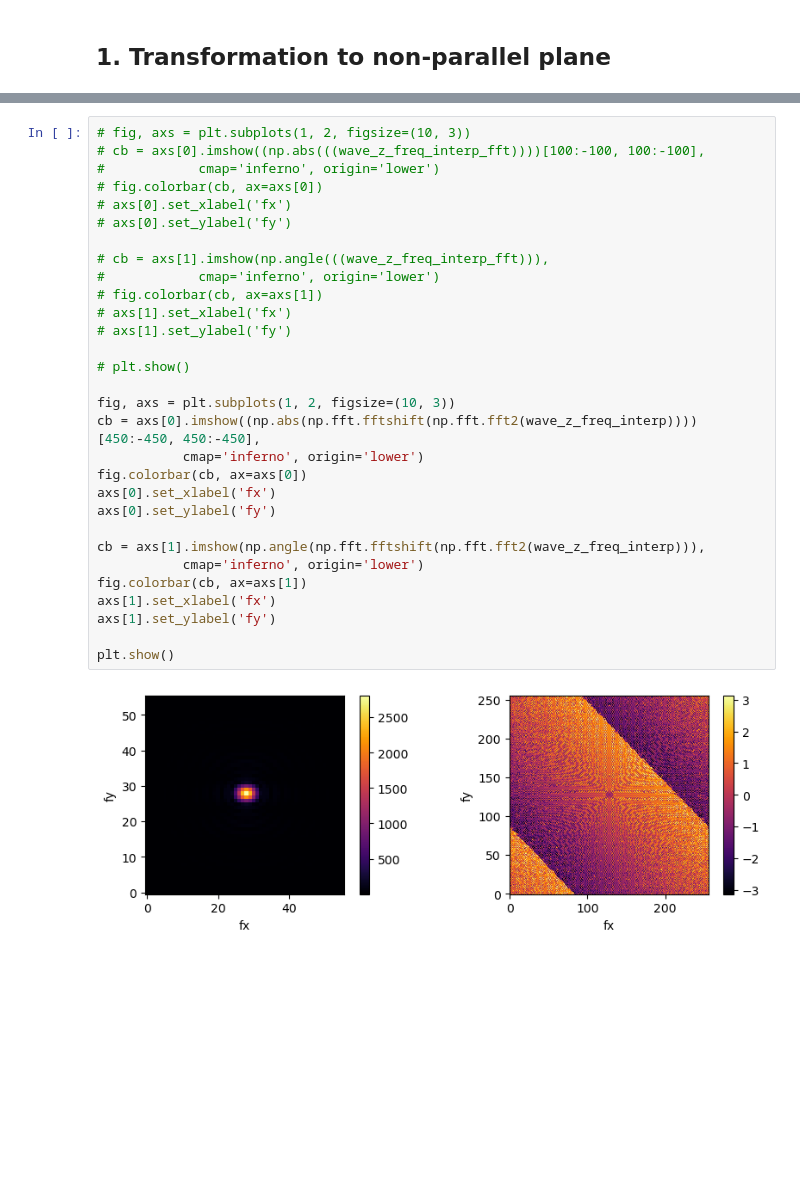
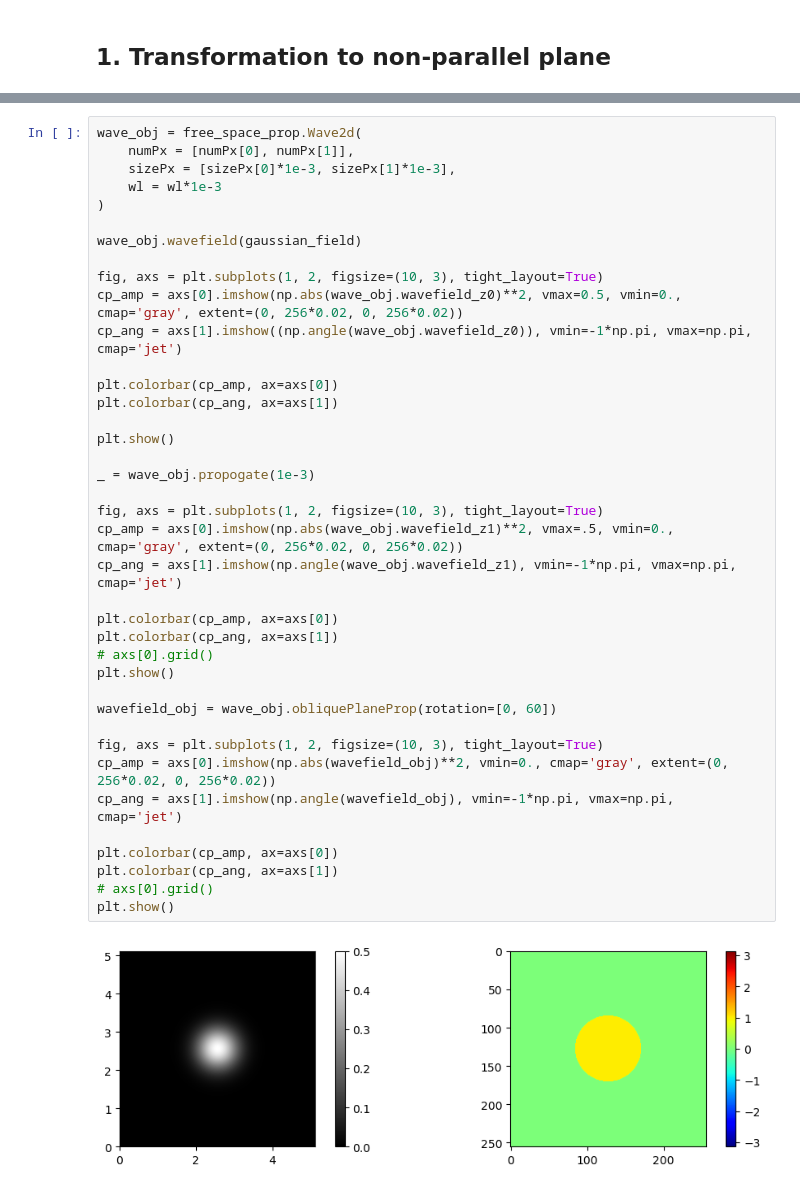
Before and after one commit to Muhammad-Kazim/wave_prop_package, a Jupyter notebook: examples/v2_propagation_angled_plane.ipynb, the cells around one changed output, grey strips where cells are left out. Cells and saved outputs as stored; diff of their text form; blank space fills up the shorter version.

Commit message:
working rotation in examples

```diff
--- a/examples/v2_propagation_angled_plane.ipynb
+++ b/examples/v2_propagation_angled_plane.ipynb
@@ -437,32 +199,41 @@ plt.show()
-# %%
-# fig, axs = plt.subplots(1, 2, figsize=(10, 3))
-# cb = axs[0].imshow((np.abs(((wave_z_freq_interp_fft))))[100:-100, 100:-100],
-#            cmap='inferno', origin='lower')
-# fig.colorbar(cb, ax=axs[0])
-# axs[0].set_xlabel('fx')
-# axs[0].set_ylabel('fy')
-
-# cb = axs[1].imshow(np.angle(((wave_z_freq_interp_fft))),
-#            cmap='inferno', origin='lower')
-# fig.colorbar(cb, ax=axs[1])
-# axs[1].set_xlabel('fx')
-# axs[1].set_ylabel('fy')
-
-# plt.show()
-
-fig, axs = plt.subplots(1, 2, figsize=(10, 3))
-cb = axs[0].imshow((np.abs(np.fft.fftshift(np.fft.fft2(wave_z_freq_interp))))[450:-450, 450:-450],
-           cmap='inferno', origin='lower')
-fig.colorbar(cb, ax=axs[0])
-axs[0].set_xlabel('fx')
-axs[0].set_ylabel('fy')
-
-cb = axs[1].imshow(np.angle(np.fft.fftshift(np.fft.fft2(wave_z_freq_interp))),
-           cmap='inferno', origin='lower')
-fig.colorbar(cb, ax=axs[1])
-axs[1].set_xlabel('fx')
-axs[1].set_ylabel('fy')
-
-plt.show()
-# %% [output]
-[figure, removed]
+# %%
+wave_obj = free_space_prop.Wave2d(
+    numPx = [numPx[0], numPx[1]],
+    sizePx = [sizePx[0]*1e-3, sizePx[1]*1e-3],
+    wl = wl*1e-3
+)
+
+wave_obj.wavefield(gaussian_field)
+
+fig, axs = plt.subplots(1, 2, figsize=(10, 3), tight_layout=True)
+cp_amp = axs[0].imshow(np.abs(wave_obj.wavefield_z0)**2, vmax=0.5, vmin=0., cmap='gray', extent=(0, 256*0.02, 0, 256*0.02))
+cp_ang = axs[1].imshow((np.angle(wave_obj.wavefield_z0)), vmin=-1*np.pi, vmax=np.pi, cmap='jet')
+
+plt.colorbar(cp_amp, ax=axs[0])
+plt.colorbar(cp_ang, ax=axs[1])
+
+plt.show()
+
+_ = wave_obj.propogate(1e-3)
+
+fig, axs = plt.subplots(1, 2, figsize=(10, 3), tight_layout=True)
+cp_amp = axs[0].imshow(np.abs(wave_obj.wavefield_z1)**2, vmax=.5, vmin=0., cmap='gray', extent=(0, 256*0.02, 0, 256*0.02))
+cp_ang = axs[1].imshow(np.angle(wave_obj.wavefield_z1), vmin=-1*np.pi, vmax=np.pi, cmap='jet')
+
+plt.colorbar(cp_amp, ax=axs[0])
+plt.colorbar(cp_ang, ax=axs[1])
+# axs[0].grid()
+plt.show()
+
+wavefield_obj = wave_obj.obliquePlaneProp(rotation=[0, 60])
+
+fig, axs = plt.subplots(1, 2, figsize=(10, 3), tight_layout=True)
+cp_amp = axs[0].imshow(np.abs(wavefield_obj)**2, vmin=0., cmap='gray', extent=(0, 256*0.02, 0, 256*0.02))
+cp_ang = axs[1].imshow(np.angle(wavefield_obj), vmin=-1*np.pi, vmax=np.pi, cmap='jet')
+
+plt.colorbar(cp_amp, ax=axs[0])
+plt.colorbar(cp_ang, ax=axs[1])
+# axs[0].grid()
+plt.show()
+# %% [output]
+[figure, added]
```
Also changed, not shown: parts of 16 cells of this notebook, 1 other file.
